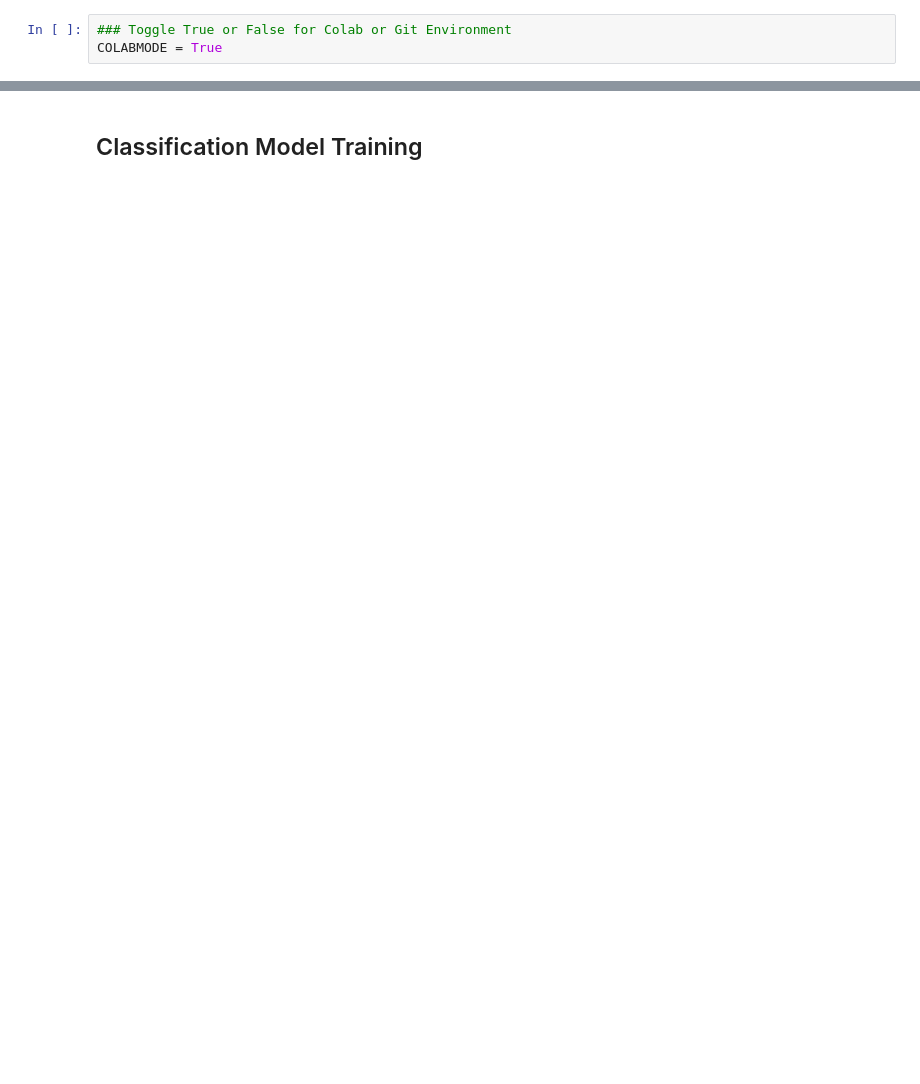
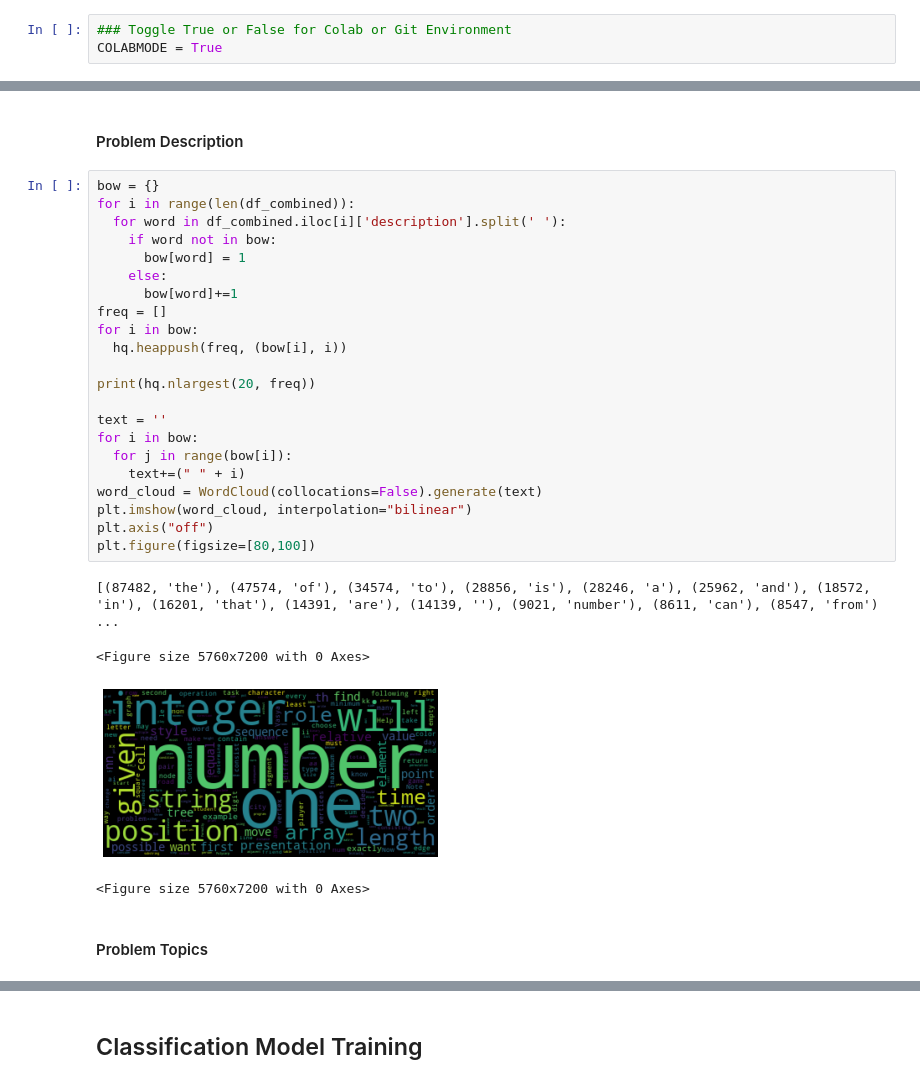
Before and after one commit to VinnieKhanna/RCTCI, a Jupyter notebook: Recracking_the_Coding_Interview.ipynb, the cells around one changed output, grey strips where cells are left out. Drawn from its saved outputs; the diff is of its cells as text; blank space fills up the shorter version.

```diff
--- a/Recracking_the_Coding_Interview.ipynb
+++ b/Recracking_the_Coding_Interview.ipynb
@@ -41,0 +226,31 @@ data.iloc[0]
+# %% [markdown]
+#### Problem Description
+# %%
+bow = {}
+for i in range(len(df_combined)):
+  for word in df_combined.iloc[i]['description'].split(' '):
+    if word not in bow:
+      bow[word] = 1
+    else:
+      bow[word]+=1
+freq = []
+for i in bow:
+  hq.heappush(freq, (bow[i], i))
+
+print(hq.nlargest(20, freq))
+
+text = ''
+for i in bow:
+  for j in range(bow[i]):
+    text+=(" " + i)
+word_cloud = WordCloud(collocations=False).generate(text)
+plt.imshow(word_cloud, interpolation="bilinear")
+plt.axis("off")
+plt.figure(figsize=[80,100])
+# %% [output]
+[(87482, 'the'), (47574, 'of'), (34574, 'to'), (28856, 'is'), (28246, 'a'), (25962, 'and'), (18572, 'in'), (16201, 'that'), (14391, 'are'), (14139, ''), (9021, 'number'), (8611, 'can'), (8547, 'from') ...
+<Figure size 5760x7200 with 0 Axes>
+[figure, added]
+<Figure size 5760x7200 with 0 Axes>
+# %% [markdown]
+#### Problem Topics
```
Also changed, not shown: parts of 76 cells of this notebook.
